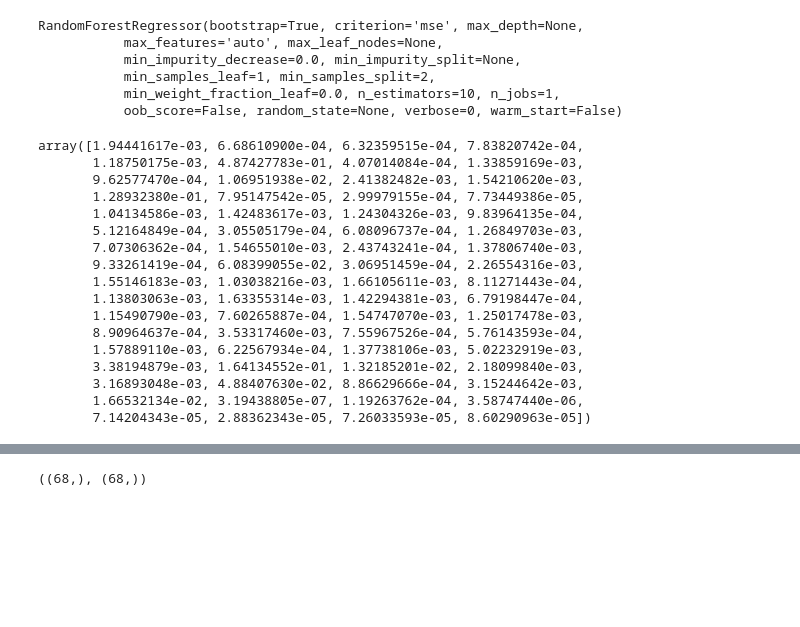
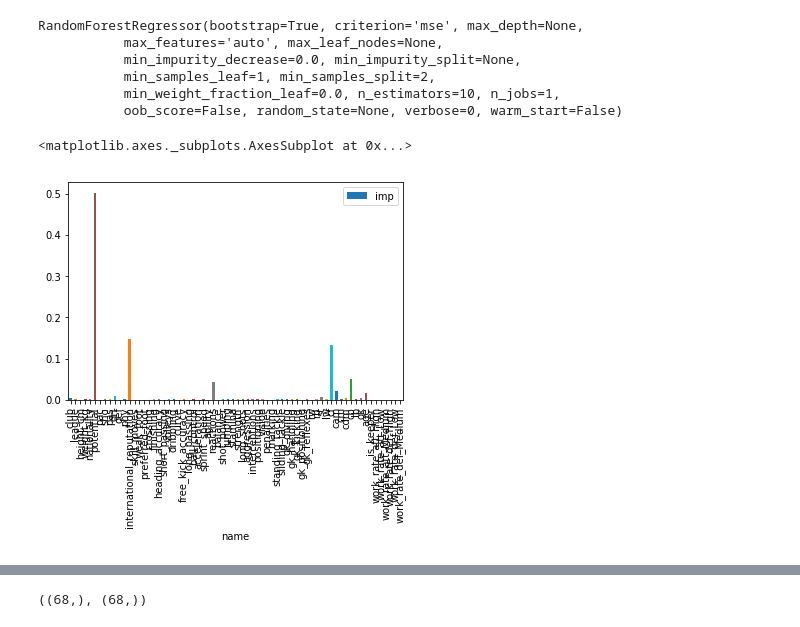
Before and after one commit to sgoal/sofasofa_projects, a Jupyter notebook: football player prices/first_try.ipynb, the cells around one changed output, grey strips where cells are left out. Saved outputs shown, nothing was run; the diff lists cells and outputs as text; code cells hidden in the pictures; blank space fills up the shorter version.

```diff
--- a/football player prices/first_try.ipynb
+++ b/football player prices/first_try.ipynb
@@ -86,23 +114,9 @@ test_predict_y = rf.predict(test)
 # %%
 sumbit = pd.DataFrame({'id':tid,'y':test_predict_y})
 sumbit.to_csv('submit.rf.csv',index=False)
-# %%
-rf.feature_importances_
-# %% [output]
-array([1.94441617e-03, 6.68610900e-04, 6.32359515e-04, 7.83820742e-04,
-       1.18750175e-03, 4.87427783e-01, 4.07014084e-04, 1.33859169e-03,
-       9.62577470e-04, 1.06951938e-02, 2.41382482e-03, 1.54210620e-03,
-       1.28932380e-01, 7.95147542e-05, 2.99979155e-04, 7.73449386e-05,
-       1.04134586e-03, 1.42483617e-03, 1.24304326e-03, 9.83964135e-04,
-       5.12164849e-04, 3.05505179e-04, 6.08096737e-04, 1.26849703e-03,
-       7.07306362e-04, 1.54655010e-03, 2.43743241e-04, 1.37806740e-03,
-       9.33261419e-04, 6.08399055e-02, 3.06951459e-04, 2.26554316e-03,
-       1.55146183e-03, 1.03038216e-03, 1.66105611e-03, 8.11271443e-04,
-       1.13803063e-03, 1.63355314e-03, 1.42294381e-03, 6.79198447e-04,
-       1.15490790e-03, 7.60265887e-04, 1.54747070e-03, 1.25017478e-03,
-       8.90964637e-04, 3.53317460e-03, 7.55967526e-04, 5.76143593e-04,
-       1.57889110e-03, 6.22567934e-04, 1.37738106e-03, 5.02232919e-03,
-       3.38194879e-03, 1.64134552e-01, 1.32185201e-02, 2.18099840e-03,
-       3.16893048e-03, 4.88407630e-02, 8.86629666e-04, 3.15244642e-03,
-       1.66532134e-02, 3.19438805e-07, 1.19263762e-04, 3.58747440e-06,
-       7.14204343e-05, 2.88362343e-05, 7.26033593e-05, 8.60290963e-05])
+# %%
+fi = pd.DataFrame({'name':train.columns,'imp':rf.feature_importances_})
+fi.plot.bar(x='name',y='imp')
+# %% [output]
+<matplotlib.axes._subplots.AxesSubplot at 0x...>
+[figure, added]
```
Also changed, not shown: parts of 3 cells of this notebook.
